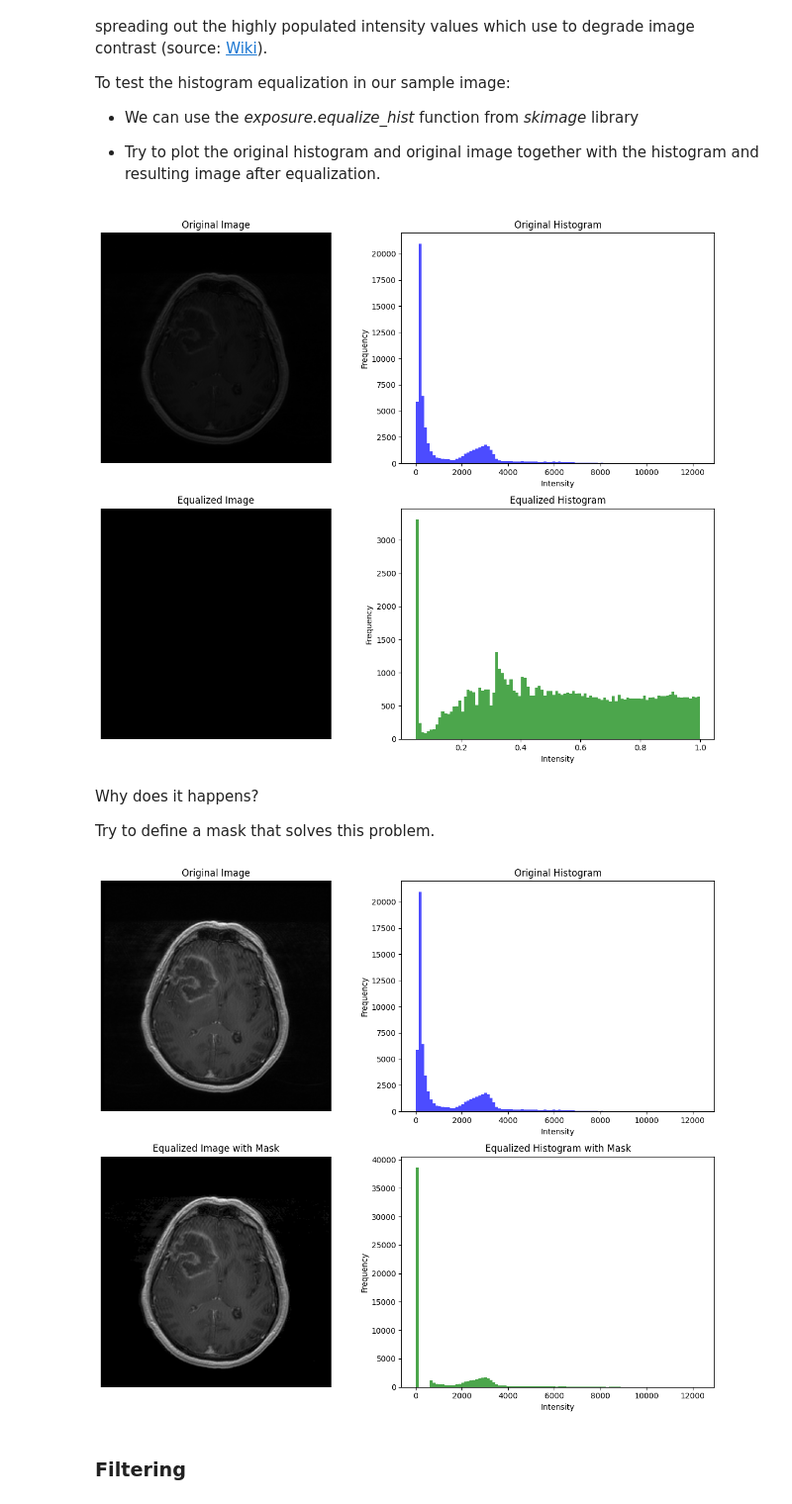
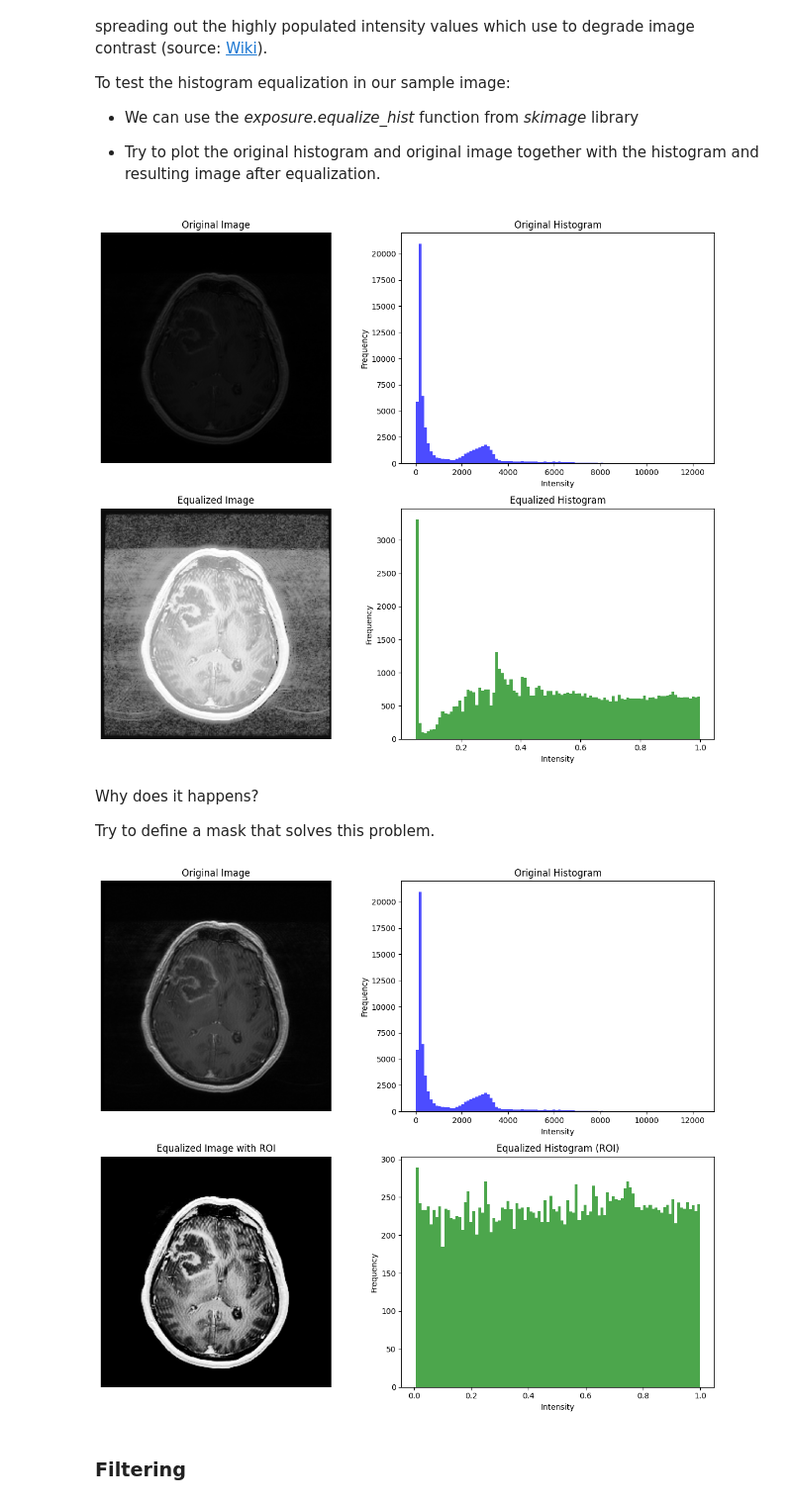
Before and after one commit to jose-valero-sanchis/bds, a Jupyter notebook: Week 11/Brief_introduction_to_medical_imaging_in_python_empty.ipynb, the cells around one changed output. Shown at 99% size. Cells and saved outputs as stored; diff of their text form; code cells hidden in the pictures.

```diff
--- a/Week 11/Brief_introduction_to_medical_imaging_in_python_empty.ipynb
+++ b/Week 11/Brief_introduction_to_medical_imaging_in_python_empty.ipynb
@@ -327,7 +327,7 @@ axes[0, 1].set_xlabel("Intensity")
 axes[0, 1].set_ylabel("Frequency")
 
 #Equalized
-axes[1, 0].imshow(equalized_slice.T, cmap='gray', origin='lower', vmin=0, vmax=50000)
+axes[1, 0].imshow(equalized_slice.T, cmap='gray', origin='lower', vmin=0, vmax=1)
 axes[1, 0].set_title("Equalized Image")
 axes[1, 0].axis("off")
 
@@ -339,49 +339,42 @@ axes[1, 1].set_ylabel("Frequency")
 plt.tight_layout()
 plt.show()
 # %% [output]
-[figure, old version]
+[figure, new version]
 # %% [markdown]
 Why does it happens?
 
 Try to define a mask that solves this problem.
 # %%
-##### MAL ######
+threshold = 0.1 * np.max(slice_data)
+roi_mask = slice_data > threshold
 
-# Define a mask to exclude the background (low intensities)
-threshold = 0.05 * np.max(slice_data)  # Define a meaningful threshold
-roi_mask = slice_data < threshold  # ROI includes only intensities above the threshold
+equalized_slice = np.zeros_like(slice_data)
+equalized_slice[roi_mask] = exposure.equalize_hist(slice_data[roi_mask])
 
-# Apply histogram equalization only on the masked region
-equalized_slice = np.copy(slice_data)  # Copy original slice
-equalized_slice[roi_mask] = exposure.equalize_hist(slice_data[roi_mask])  # Equalize ROI
-
-# Visualize the results
 fig, axes = plt.subplots(2, 2, figsize=(12, 10))
 
-# Original Image and Histogram
-axes[0, 0].imshow(slice_data.T, cmap='gray', origin='lower')
+axes[0, 0].imshow(slice_data.T, cmap='gray', origin='lower', vmin=0, vmax=np.max(slice_data))
 axes[0, 0].set_title("Original Image")
 axes[0, 0].axis("off")
 
 axes[0, 1].hist(slice_data.flatten(), bins=100, color='blue', alpha=0.7)
 axes[0, 1].set_title("Original Histogram")
 axes[0, 1].set_xlabel("Intensity")
 axes[0, 1].set_ylabel("Frequency")
 
-# Equalized Image and Histogram with Mask
-axes[1, 0].imshow(equalized_slice.T, cmap='gray', origin='lower')
-axes[1, 0].set_title("Equalized Image with Mask")
+axes[1, 0].imshow(equalized_slice.T, cmap='gray', origin='lower', vmin=0, vmax=1)
+axes[1, 0].set_title("Equalized Image with ROI")
 axes[1, 0].axis("off")
 
-axes[1, 1].hist(equalized_slice.flatten(), bins=100, color='green', alpha=0.7)
-axes[1, 1].set_title("Equalized Histogram with Mask")
+axes[1, 1].hist(equalized_slice[roi_mask].flatten(), bins=100, color='green', alpha=0.7)
+axes[1, 1].set_title("Equalized Histogram (ROI)")
 axes[1, 1].set_xlabel("Intensity")
 axes[1, 1].set_ylabel("Frequency")
 
 plt.tight_layout()
 plt.show()
 # %% [output]
-[figure, old version]
+[figure, new version]
 # %% [markdown]
 ### Filtering
 # %%
```
Also changed, not shown: parts of 10 cells of this notebook, 5 other files.
